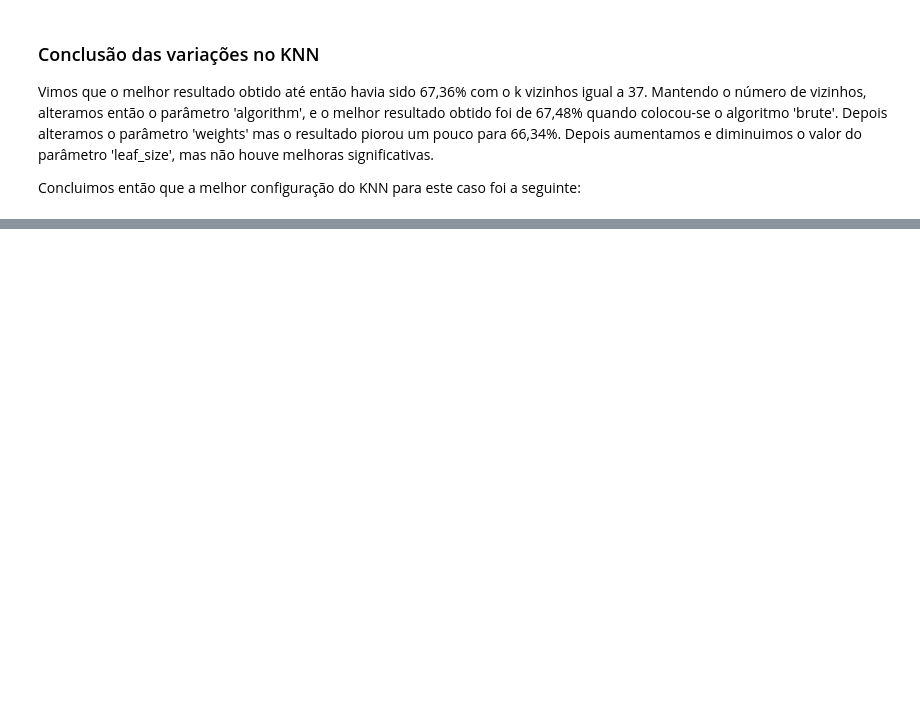
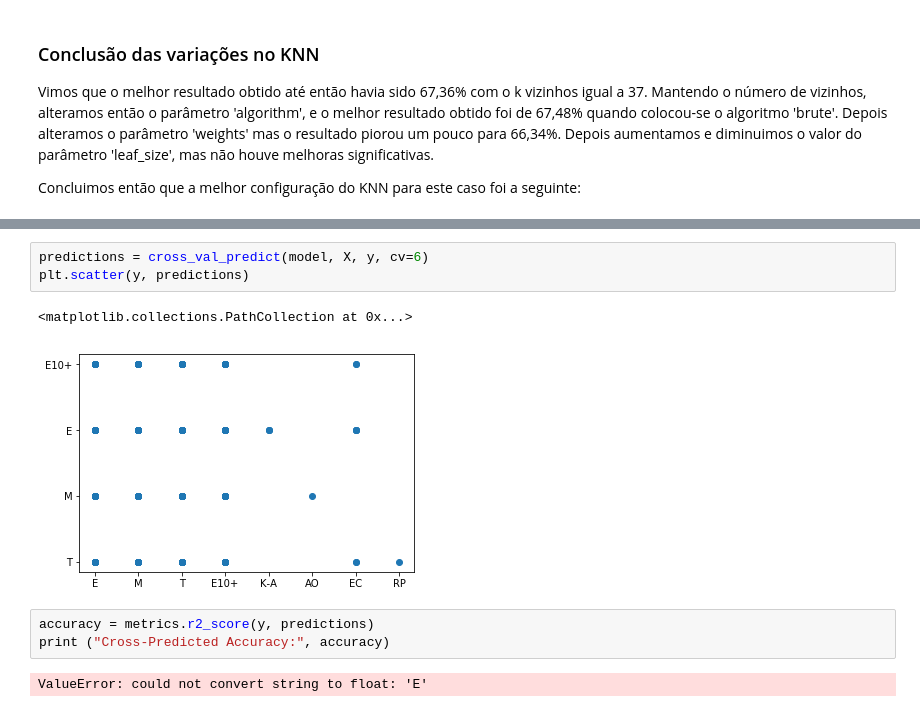
Before and after one commit to matheusraz/DS-Project, a Jupyter notebook: Hipotese5.ipynb, the cells around one changed output, grey strips where cells are left out. Saved outputs shown, nothing was run; the diff lists cells and outputs as text; blank space fills up the shorter version.

```diff
--- a/Hipotese5.ipynb
+++ b/Hipotese5.ipynb
@@ -266,0 +290,11 @@ Concluimos então que a melhor configuração do KNN para este caso foi a seguin
+# %%
+predictions = cross_val_predict(model, X, y, cv=6)
+plt.scatter(y, predictions)
+# %% [output]
+<matplotlib.collections.PathCollection at 0x...>
+[figure, added]
+# %%
+accuracy = metrics.r2_score(y, predictions)
+print ("Cross-Predicted Accuracy:", accuracy)
+# %% [output]
+ValueError: could not convert string to float: 'E'
```
Also changed, not shown: parts of 20 cells of this notebook, 1 other file.
